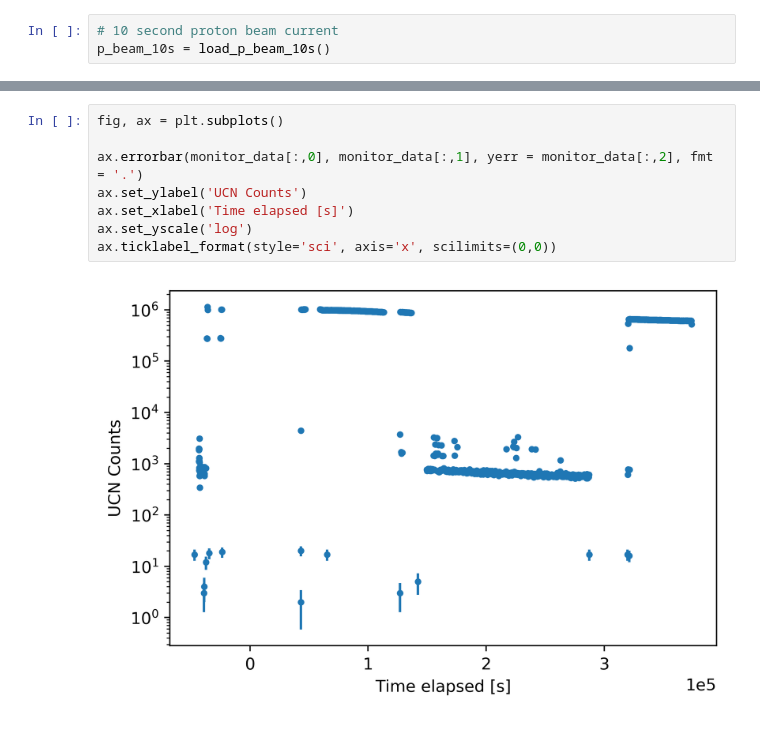
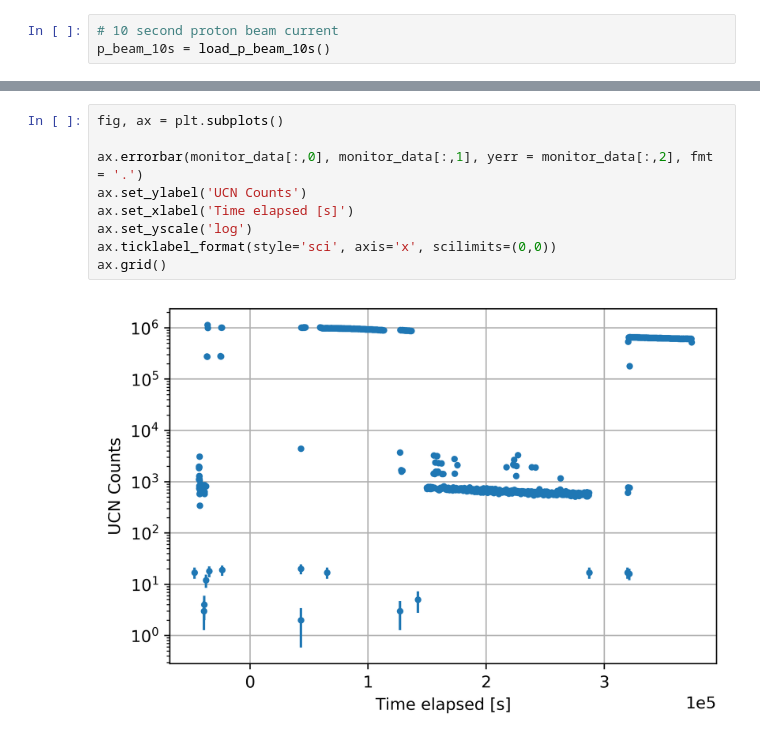
Before and after one commit to jonahberean/psi_transmission, a Jupyter notebook: notebooks/monitor_detector.ipynb, the cells around one changed output, grey strips where cells are left out. Cells and saved outputs as stored; diff of their text form.

```diff
--- a/notebooks/monitor_detector.ipynb
+++ b/notebooks/monitor_detector.ipynb
@@ -88,10 +88,11 @@ therefore   1'000'000  times 100 ns  = 0.1 s
 # %%
 fig, ax = plt.subplots()
 
 ax.errorbar(monitor_data[:,0], monitor_data[:,1], yerr = monitor_data[:,2], fmt = '.')
 ax.set_ylabel('UCN Counts')
 ax.set_xlabel('Time elapsed [s]')
 ax.set_yscale('log')
 ax.ticklabel_format(style='sci', axis='x', scilimits=(0,0))
+ax.grid()
 # %% [output]
-[figure, old version]
+[figure, new version]
```
Also changed, not shown: parts of 3 cells of this notebook, 1 other file.
